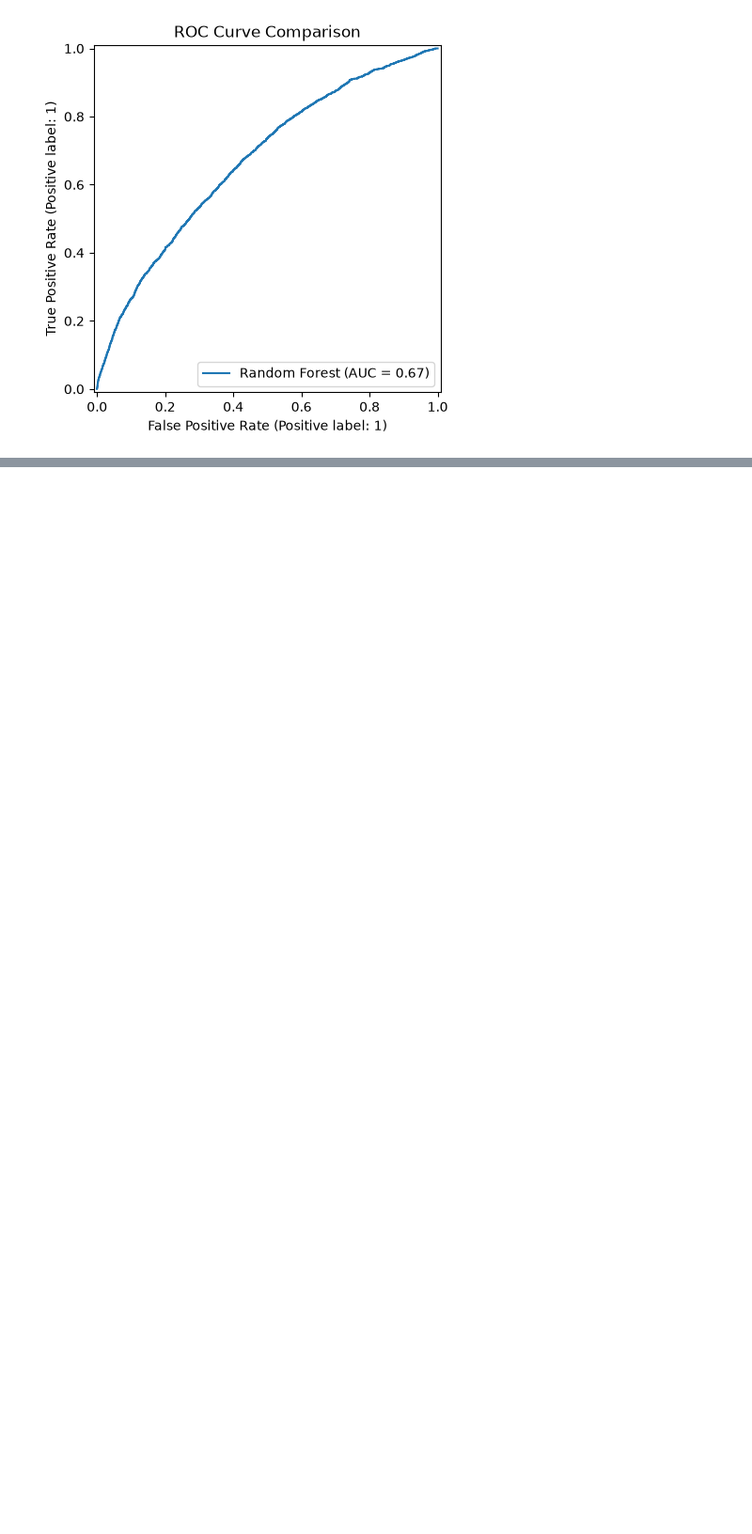
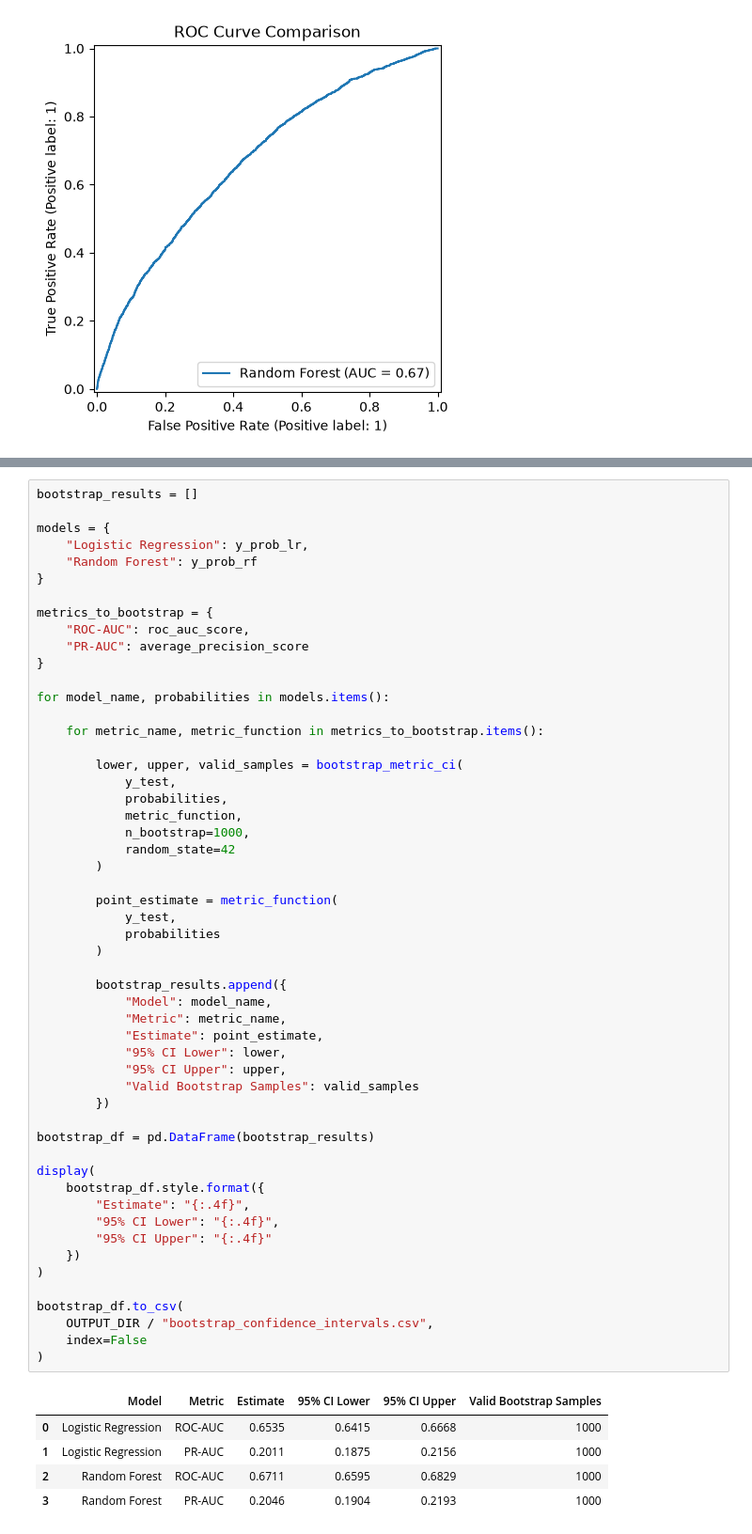
Before and after one commit to Monica-Sithole/StadioCare-Readmission-Prediction, a Jupyter notebook: src/ModelComparison.ipynb, the cells around one changed output, grey strips where cells are left out. Shown at 94% size. Drawn from its saved outputs; the diff is of its cells as text; blank space fills up the shorter version.

```diff
--- a/src/ModelComparison.ipynb
+++ b/src/ModelComparison.ipynb
@@ -181,0 +246,59 @@ plt.show()
+# %%
+bootstrap_results = []
+
+models = {
+    "Logistic Regression": y_prob_lr,
+    "Random Forest": y_prob_rf
+}
+
+metrics_to_bootstrap = {
+    "ROC-AUC": roc_auc_score,
+    "PR-AUC": average_precision_score
+}
+
+for model_name, probabilities in models.items():
+
+    for metric_name, metric_function in metrics_to_bootstrap.items():
+
+        lower, upper, valid_samples = bootstrap_metric_ci(
+            y_test,
+            probabilities,
+            metric_function,
+            n_bootstrap=1000,
+            random_state=42
+        )
+
+        point_estimate = metric_function(
+            y_test,
+            probabilities
+        )
+
+        bootstrap_results.append({
+            "Model": model_name,
+            "Metric": metric_name,
+            "Estimate": point_estimate,
+            "95% CI Lower": lower,
+            "95% CI Upper": upper,
+            "Valid Bootstrap Samples": valid_samples
+        })
+
+bootstrap_df = pd.DataFrame(bootstrap_results)
+
+display(
+    bootstrap_df.style.format({
+        "Estimate": "{:.4f}",
+        "95% CI Lower": "{:.4f}",
+        "95% CI Upper": "{:.4f}"
+    })
+)
+
+bootstrap_df.to_csv(
+    OUTPUT_DIR / "bootstrap_confidence_intervals.csv",
+    index=False
+)
+# %% [output]
+|  | Model | Metric | Estimate | 95% CI Lower | 95% CI Upper | Valid Bootstrap Samples |
+| 0 | Logistic Regression | ROC-AUC | 0.6535 | 0.6415 | 0.6668 | 1000 |
+| 1 | Logistic Regression | PR-AUC | 0.2011 | 0.1875 | 0.2156 | 1000 |
+| 2 | Random Forest | ROC-AUC | 0.6711 | 0.6595 | 0.6829 | 1000 |
+| 3 | Random Forest | PR-AUC | 0.2046 | 0.1904 | 0.2193 | 1000 |
```
Also changed, not shown: parts of 7 cells of this notebook, 2 other files.
